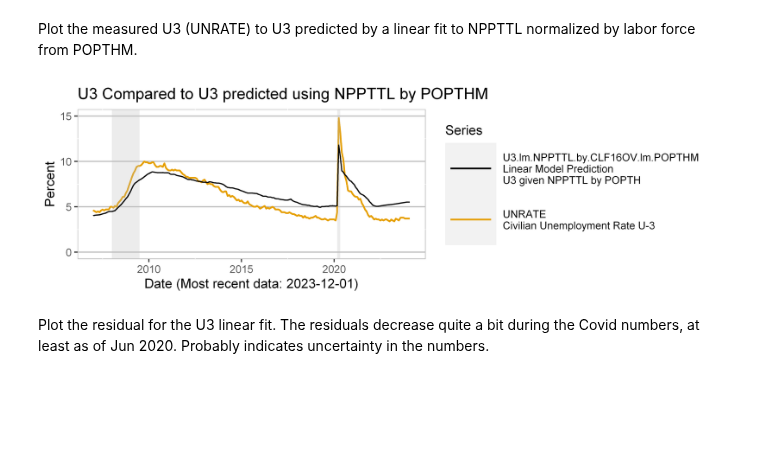
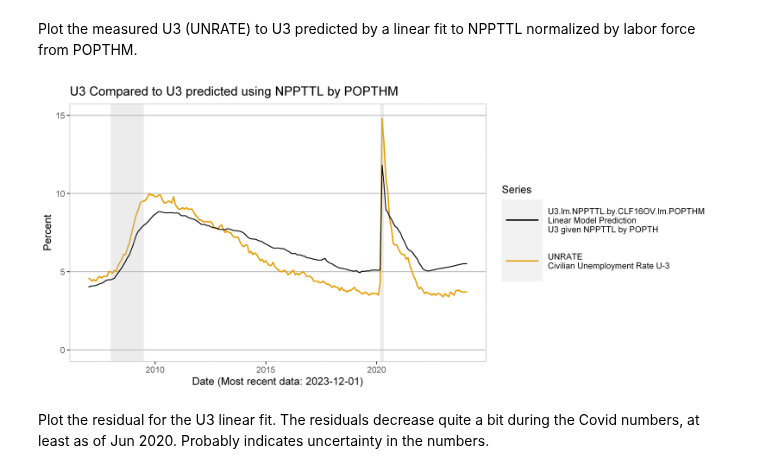
Before and after one commit to MoreCoffee12/Economics, a Jupyter notebook: UnemploymentModels.ipynb, the cells around one changed output. Saved outputs shown, nothing was run; the diff lists cells and outputs as text; code cells hidden in the pictures; blank space fills up the shorter version.

```diff
--- a/UnemploymentModels.ipynb
+++ b/UnemploymentModels.ipynb
@@ -1557,39 +1557,40 @@ rm(df.emp.model)
 # %% [markdown]
 Plot the measured U3 (UNRATE) to U3 predicted by a linear fit to NPPTTL normalized by labor force from POPTHM.
 # %%
+options(repr.plot.width = 10, repr.plot.height = 4.5, repr.plot.res = 600)
 datay <- "UNRATE"
 datay_aux <- "U3.lm.NPPTTL.by.CLF16OV.lm.POPTHM"
 ylim <- c(0, 15)
 dt.end <- Sys.Date()
 dt.start <- as.Date("2007-01-01")
 #dt.start <- dt.start.prediction
 
 myPlot <-
   plotSingle(
     dfRecession,
     df.data,
     "date",
     datay,
     "U3 Compared to U3 predicted using NPPTTL by POPTHM",
     "Date",
     getPlotYLabel(df.symbols, datay),
     c(dt.start, dt.end),
     ylim,
     b.legend = TRUE,
     b.percentile = FALSE,
     b.long.legend = TRUE
   )
 myPlot + geom_line(
   data = df.data,
   aes_string(
     x = "date",
     y = datay_aux,
     colour = shQuote(getPlotTitle(df.symbols, datay_aux))
   ),
   na.rm = TRUE
 )
 # %% [output]
-[figure, old version]
+[figure, new version]
 # %% [markdown]
 Plot the residual for the U3 linear fit. The residuals decrease quite a bit during the Covid numbers, at least as of Jun 2020. Probably indicates uncertainty in the numbers.
 # %%
```
Also changed, not shown: 2 other files.
